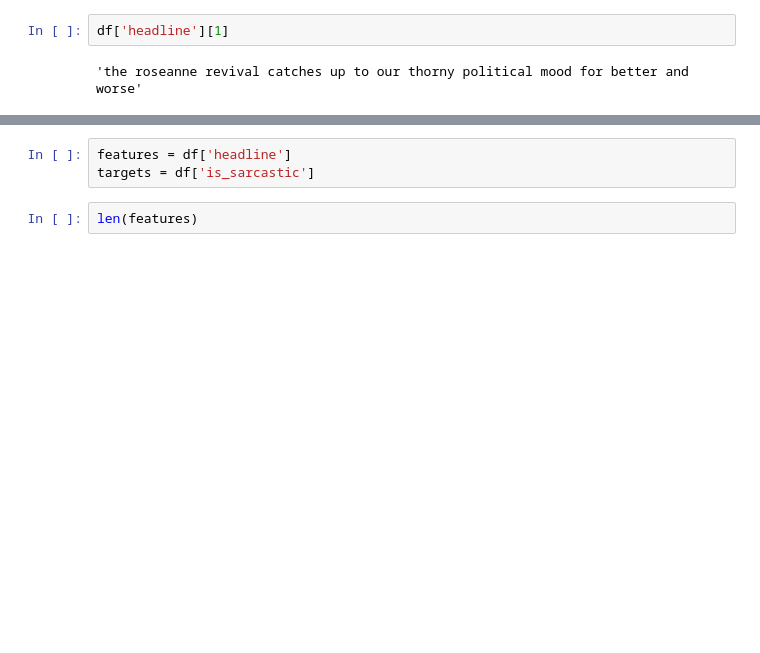
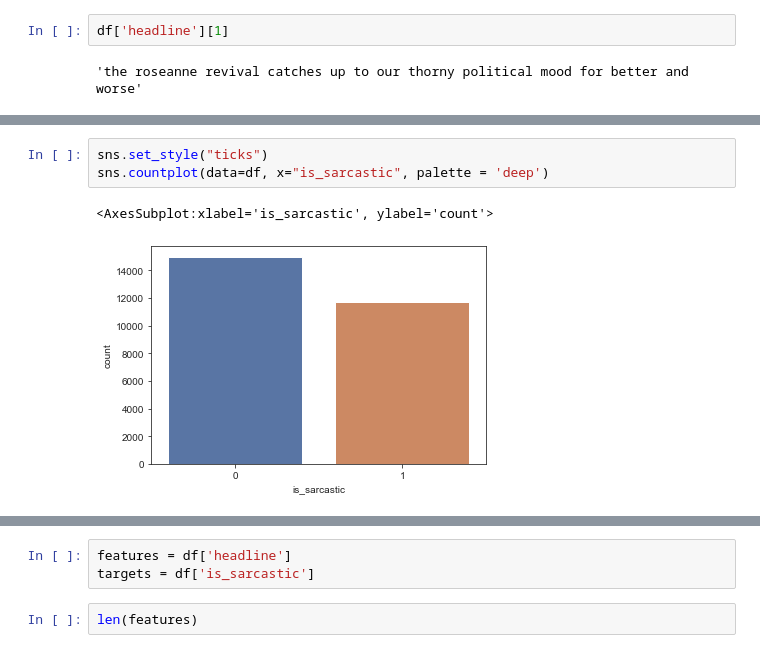
Before and after one commit to Starfish00/CourseProject, a Jupyter notebook: 410FP_A.ipynb, the cells around one changed output, grey strips where cells are left out. Drawn from its saved outputs; the diff is of its cells as text; blank space fills up the shorter version.

Commit message:
Added data visualization

```diff
--- a/410FP_A.ipynb
+++ b/410FP_A.ipynb
@@ -98,0 +118,6 @@ df['headline'][1]
+# %%
+sns.set_style("ticks")
+sns.countplot(data=df, x="is_sarcastic", palette = 'deep')
+# %% [output]
+<AxesSubplot:xlabel='is_sarcastic', ylabel='count'>
+[figure, added]
```
Also changed, not shown: parts of 12 cells of this notebook.
